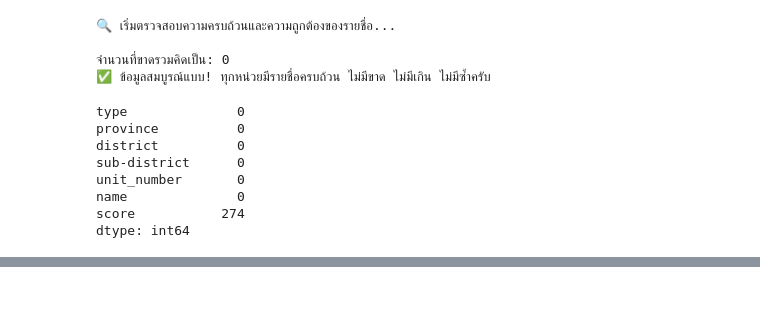
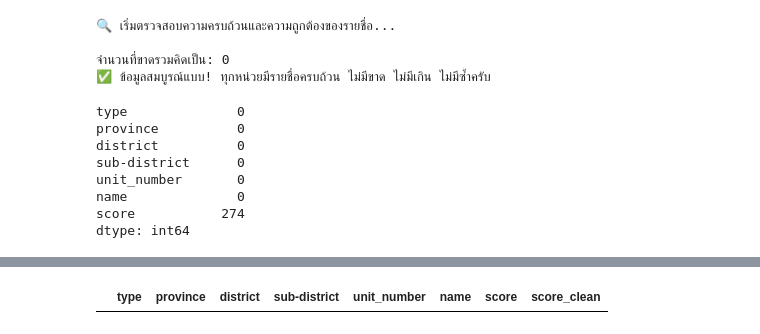
Before and after one commit to PhoengZ/lampang-area2-analyze, a Jupyter notebook: src/Clena_master_results1.ipynb, the cells around one changed output, grey strips where cells are left out. Drawn from its saved outputs; the diff is of its cells as text; code cells hidden in the pictures; blank space fills up the shorter version.

```diff
--- a/src/Clena_master_results1.ipynb
+++ b/src/Clena_master_results1.ipynb
@@ -800,0 +1100,5 @@ dtype: int64
+# %%
+df_result2_again.loc[df_result2_again['score_clean'].str.strip() == '-', 'score_clean'] = '0'
+df_result2_again.loc[df_result2_again['score_clean'] == '-', :]
+# %% [output]
+|  | type | province | district | sub-district | unit_number | name | score | score_clean |
```
Also changed, not shown: parts of 32 cells of this notebook, 3 other files.
